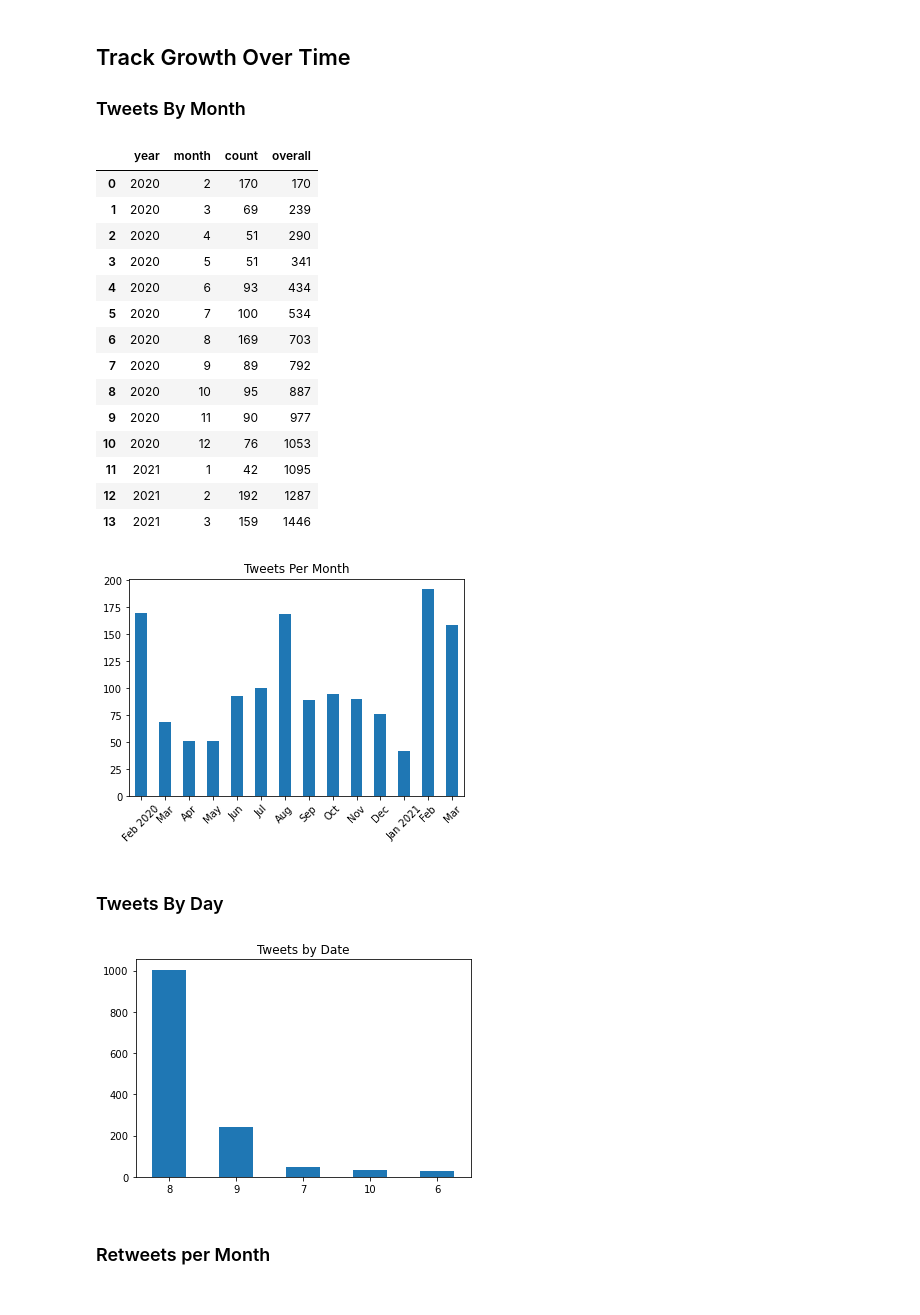
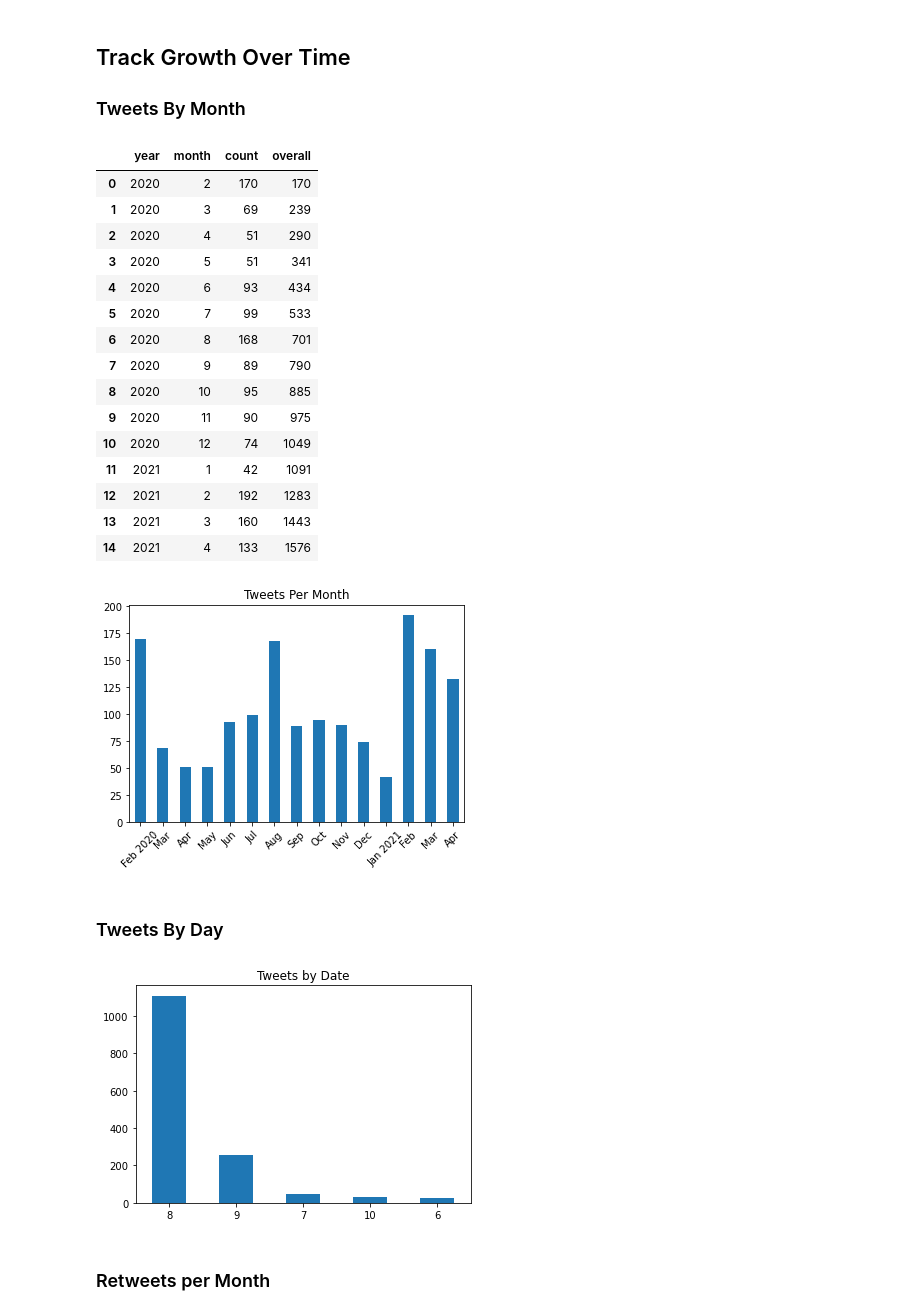
Before and after one commit to educatorsRlearners/podrevday, a Jupyter notebook: 01_analysis.ipynb, the cells around one changed output. Saved outputs shown, nothing was run; the diff lists cells and outputs as text; code cells hidden in the pictures.

```diff
--- a/01_analysis.ipynb
+++ b/01_analysis.ipynb
@@ -4,7 +4,7 @@ import numpy as np
 import matplotlib.pyplot as plt
 import bar_chart_race as bcr
 # %%
-df_full = pd.read_csv('data/tweets_users_march_21.csv', parse_dates=['date'])
+df_full = pd.read_csv('data/tweets_users_apr_21.csv', parse_dates=['date'])
 df_user = pd.read_csv('data/user_data.csv')
 # %%
 df_full['year'] = df_full['date'].dt.year
@@ -146,32 +146,33 @@ tweets_per_month
 | 2 | 2020 | 4 | 51 | 290 |
 | 3 | 2020 | 5 | 51 | 341 |
 | 4 | 2020 | 6 | 93 | 434 |
-| 5 | 2020 | 7 | 100 | 534 |
-| 6 | 2020 | 8 | 169 | 703 |
-| 7 | 2020 | 9 | 89 | 792 |
-| 8 | 2020 | 10 | 95 | 887 |
-| 9 | 2020 | 11 | 90 | 977 |
-| 10 | 2020 | 12 | 76 | 1053 |
-| 11 | 2021 | 1 | 42 | 1095 |
-| 12 | 2021 | 2 | 192 | 1287 |
-| 13 | 2021 | 3 | 159 | 1446 |
+| 5 | 2020 | 7 | 99 | 533 |
+| 6 | 2020 | 8 | 168 | 701 |
+| 7 | 2020 | 9 | 89 | 790 |
+| 8 | 2020 | 10 | 95 | 885 |
+| 9 | 2020 | 11 | 90 | 975 |
+| 10 | 2020 | 12 | 74 | 1049 |
+| 11 | 2021 | 1 | 42 | 1091 |
+| 12 | 2021 | 2 | 192 | 1283 |
+| 13 | 2021 | 3 | 160 | 1443 |
+| 14 | 2021 | 4 | 133 | 1576 |
 # %%
 ax = (tweets_per_month.loc[:, ["month", 'count']]
                       .plot
                       .bar(x='month',
                            title = "Tweets Per Month",
                            legend=False));
 
-months = ('Feb 2020', "Mar", "Apr", 'May', "Jun", "Jul", 'Aug', "Sep", "Oct", "Nov", "Dec", "Jan 2021", "Feb", "Mar")
-positions = (0, 1, 2, 3, 4, 5, 6, 7, 8, 9, 10, 11, 12, 13)
+months = ('Feb 2020', "Mar", "Apr", 'May', "Jun", "Jul", 'Aug', "Sep", "Oct", "Nov", "Dec", "Jan 2021", "Feb", "Mar", 'Apr')
+positions = (0, 1, 2, 3, 4, 5, 6, 7, 8, 9, 10, 11, 12, 13, 14)
 
 
 plt.xticks(positions, months, rotation=45);
 plt.xlabel("");
 
 ax.figure.savefig('plots/tweets_per_month.png');
 # %% [output]
-[figure, old version]
+[figure, new version]
 # %% [markdown]
 ### Tweets By Day
 # %%
@@ -184,7 +185,7 @@ plt.xticks(rotation='horizontal')
 plt.xlabel("");
 ax2.figure.savefig('plots/tweets_by_date.png')
 # %% [output]
-[figure, old version]
+[figure, new version]
 # %% [markdown]
 ### Retweets per Month
 # %%
```
Also changed, not shown: parts of 17 cells of this notebook, 10 other files.
